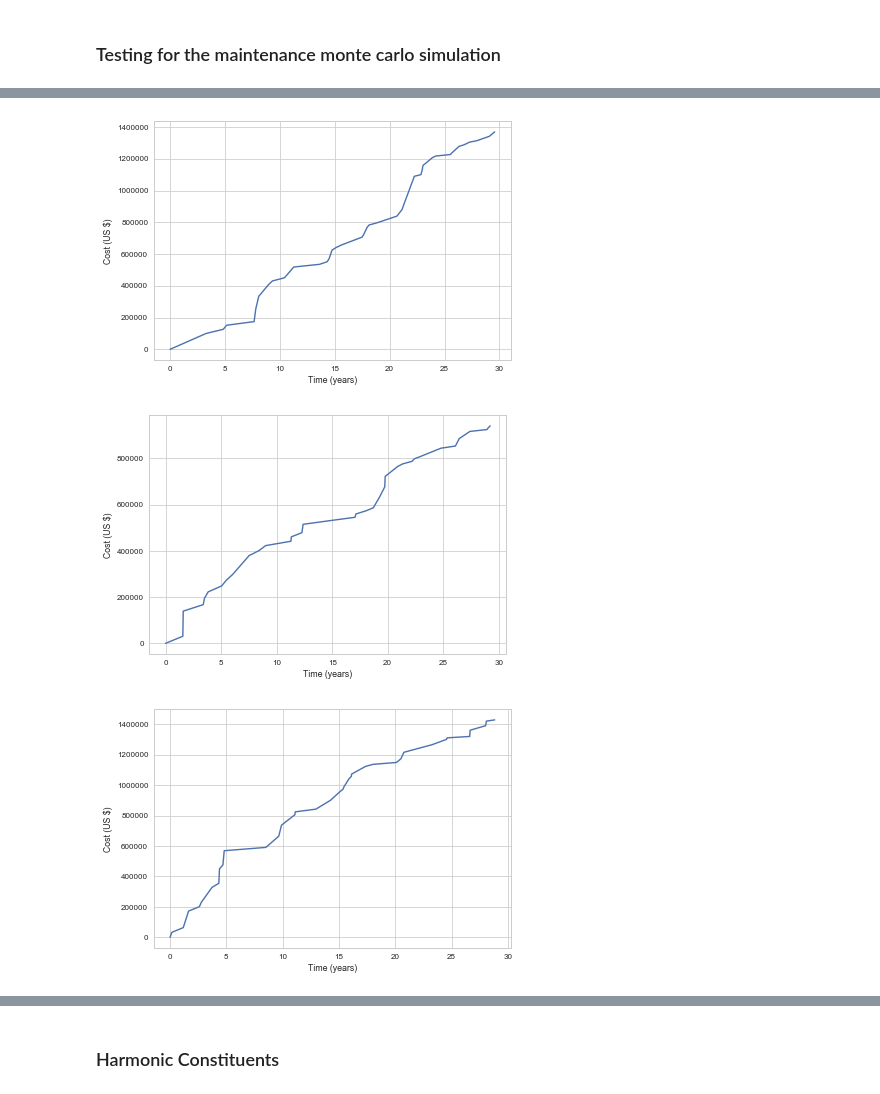
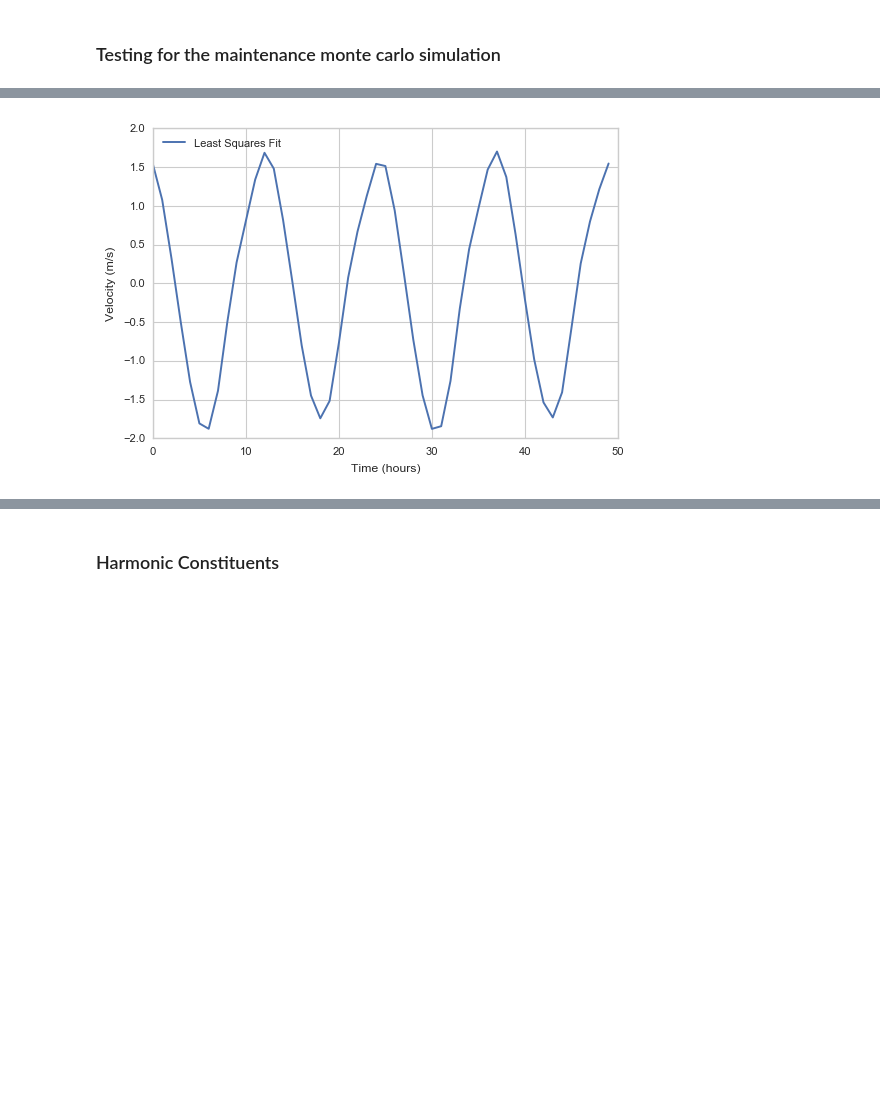
Before and after one commit to BAJJCapstone/MHK-LCoE, a Jupyter notebook: Levelized Cost of Electricity.ipynb, the cells around one changed output, grey strips where cells are left out. Saved outputs shown, nothing was run; the diff lists cells and outputs as text; code cells hidden in the pictures; blank space fills up the shorter version.

```diff
--- a/Levelized Cost of Electricity.ipynb
+++ b/Levelized Cost of Electricity.ipynb
@@ -26,47 +127,99 @@ from collections import namedtuple
 # %%
 Maintenance_Rate = namedtuple('Parameter', 'partname minimal_rate midlevel_rate severe_rate minimal_cost midlevel_cost severe_cost number labor')
+CapitalInstallation = namedtuple('Parameter', 'name costPerDay timePerTurbine time numberOfTurbines scalePerTurbine')
 
 ## Heli Rate 2000-5000
 ## Heli Speed = 130-145
 ## 1014
 ## 31
-
+number_of_turbines = 1
+lifetime = 30.
 
 emergency_maintenance = [
     Maintenance_Rate('Blade', 0.042, 0.0273, 0.00007, 1014.*24.*1, 1014*24.*4, 3500*24.*5, 1., 3*40.),
     Maintenance_Rate('Others', 0.03, 0.0299, 0.00006, 1014.*24.*1, 1014*24.*4, 3500*24.*5, 1., 3*40.),
     Maintenance_Rate('Gear Box',0.2125, 0.0325, 0.0005, 1014.*24.*1, 1014*24.*4, 3500*24.*5, 1., 3*40.),
     Maintenance_Rate('Electricity Generator', 0.065, 0.0545, 0.0065, 1014.*24.*1, 1014*24.*4, 3500*24.*5, 1., 3*40.),
     Maintenance_Rate('Shaft', 0.002, 0.007, .001, 1014.*24.*1, 1014*24.*4, 3500*24.*5, 1., 3*40.),
     Maintenance_Rate('Brake', 0.0153, 0.0325, 0.0025,1014.*24.*1, 1014*24.*4, 3500*24.*5, 1., 3*40.),
     Maintenance_Rate('Cable', 0.225, 0.09247, 0.000002,1014.*24.*1, 1014*24.*4, 3500*24.*5, 1., 3*40.),
     Maintenance_Rate('Control system', 0.1, 0.1, 0.0001,1014.*24.*1, 1014*24.*4, 3500*24.*5, 1., 3*40.)
 ]
+
+Capital_Installations = [
+    CapitalInstallation('Pile Installation, Mobilize Vessel', 111000., 'n/a', 4, number_of_turbines, False),
+    CapitalInstallation('Pile Installation, Transport', 167000., 'n/a', 2, number_of_turbines, False),
+    CapitalInstallation('Pile Installation, Drive Piles', 164000., .3, 'n/a', number_of_turbines, True),
+    CapitalInstallation('Pile Installation, transport home', 167000., 'n/a', 2, number_of_turbines, False),
+    CapitalInstallation('Pile Installation, Demobilize', 110000., 'n/a', 3, number_of_turbines, False),
+    CapitalInstallation('Gunderboom Sound Barrier', 4500000., 'n/a', 1, number_of_turbines, False),
+    CapitalInstallation('Frame for Barrier',50000., 'n/a', 1, number_of_turbines, False),
+    CapitalInstallation('Mob/Demob Sound Barrier', 70000., 'n/a', 1, number_of_turbines, False),
+    CapitalInstallation('Cable transport to site',45000., 'n/a', 1, number_of_turbines, False),
+    CapitalInstallation('Cables install to device',75000., .5, 'n/a', number_of_turbines, True),
+    CapitalInstallation('Cable to pile',75000., .5, 'n/a', number_of_turbines, True),
+    CapitalInstallation('Cable Splicing',75000., .5, 'n/a', number_of_turbines, True),
+    CapitalInstallation('Cable Fairleading',75000., 'n/a', 5, number_of_turbines, False),
+    CapitalInstallation('Cable through HDD', 75000., 'n/a', 2, number_of_turbines, False),
+    CapitalInstallation('Cable Burial', 75000., 'n/a', 4, number_of_turbines, False),
+    CapitalInstallation('Cable Testing and Commissioning',63000., 'n/a', 4, number_of_turbines, False),
+    CapitalInstallation('Cable Transport Home', 45000., 'n/a', 1, number_of_turbines, False),
+    CapitalInstallation('Cable - Demobilization', 46000., 'n/a', 2, number_of_turbines, False),
+    CapitalInstallation('Device Installation, Mobilize Vessel', 74000., 'n/a', 4, number_of_turbines, False),
+    CapitalInstallation('Device Installation, Transport to site', 79000., 'n/a', 1, number_of_turbines, False),
+    CapitalInstallation('Device Installation, install',  106000., .5, 'n/a', number_of_turbines, True),
+    CapitalInstallation('Device Installation, Secure Cables', 106000., .5, 'n/a', number_of_turbines, True),
+    CapitalInstallation('Device Installation, Fairleading Cables',  106000., 'n/a', 2, number_of_turbines, False),
+    CapitalInstallation('Device Installation, Transport Home', 87000., 'n/a', 1, number_of_turbines, False),
+    CapitalInstallation('FERC Filing Fee', 91000., 'n/a', 1, number_of_turbines, False)]
+
+installations = [installation.CapitalInstallation(i.name,
+                                                  i.time,
+                                                  i.timePerTurbine,
+                                                  i.costPerDay,
+                                                  i.numberOfTurbines,
+                                                  i.scalePerTurbine)
+                                                  for i in Capital_Installations ]
 
 emergency_events = [maintenance.EmergencyMaintenance(
             e.minimal_rate,
             e.midlevel_rate,
             e.severe_rate,
             e.minimal_cost,
             e.midlevel_cost,
             e.severe_cost,
             number = e.number,
             labor = e.labor,
             partname = e.partname)
             for e in emergency_maintenance]
 
-lifetime = 30.
+ops = [
+    operation.OperationsCrew('Site Manager', 1, 114750),
+    operation.OperationsCrew('Admin Asst', 2, 94500),
+    operation.OperationsCrew('Sr. Tech', 3, 126360/3),
+    operation.OperationsCrew('Jr. Tech', 6, 219024/6)
+]
 
-result_list = []
-for i in range(200):
-    result_list.append(maintenance.lifetimeMonteCarlo(lifetime, emergency_events, graph = True))
-for result in result_list:
-    time, cost = result
-    plt.plot(time, cost)
-plt.xlabel('Time (years)')
-plt.ylabel('Cost (US$)')
-plt.savefig('MonteCarlo.png', format='png', transparent=True, bbox_inches='tight')
+HM = []
+with open('HM-COD0903-7.txt','r') as myFile:
+    for line in myFile:
+        amplitude, speed, phase  = line.split(',')
+        HM.append(float(amplitude)/.8)
+        HM.append(float(speed))
+        HM.append(float(phase))
+
+HM = tuple(HM)
+
+# MCT = Turbine(1200., 0.1835, 3.55361367,  2.30706792,  1.05659521)
+# Sagamore = TidalStation(8447173)
+# results, times = calculate_power(Sagamore, MCT, 0, 0, 365*24*3600, 9.8, 3)
+t = np.arange(0, 50)
+graph2 = harmonicConstituentModel(t, *HM)
+
+plt.plot(t, graph2, label='Least Squares Fit')
+plt.legend(loc='best')
+plt.xlabel('Time (hours)')
+plt.ylabel('Velocity (m/s)')
+plt.savefig('TidalCurrentHM.png', format='png', transparent=True, bbox_inches='tight')
 # %% [output]
-[figure, old version]
+[figure, new version]
-[figure, removed]
-[figure, removed]
```
Also changed, not shown: parts of 11 cells of this notebook, 8 other files.
